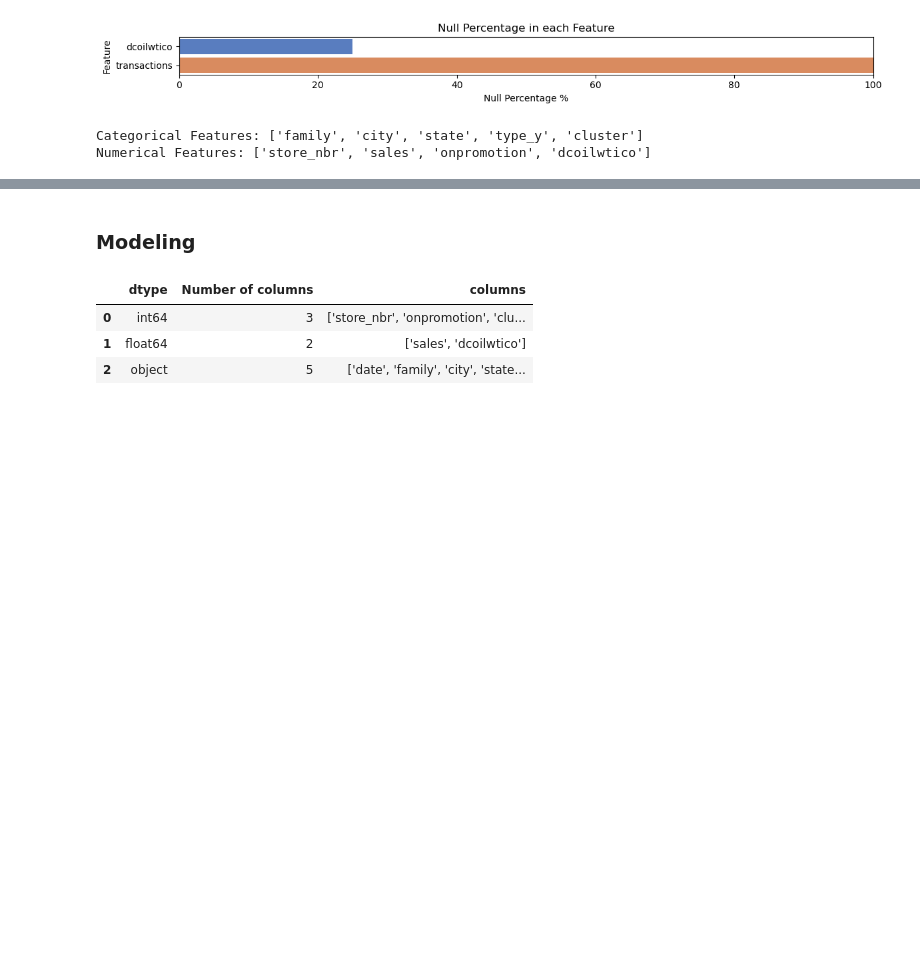
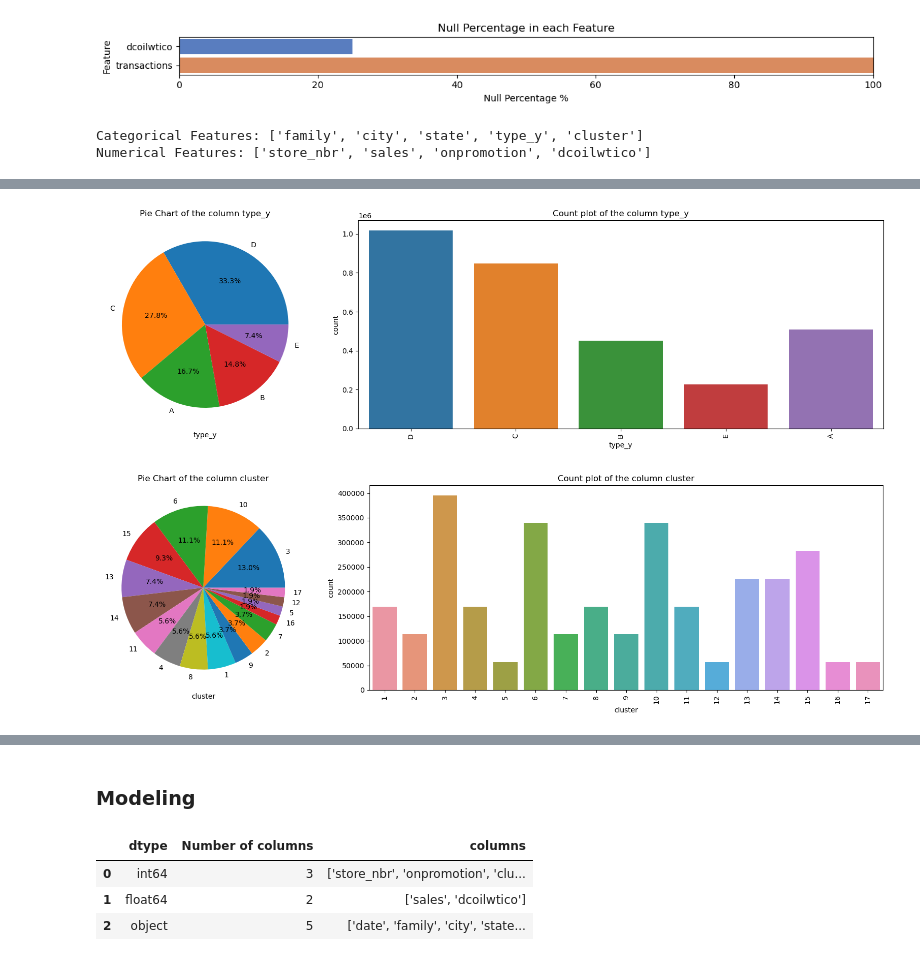
Before and after one commit to bharath03-a/time_series, a Jupyter notebook: kaggle_competition.ipynb, the cells around one changed output, grey strips where cells are left out. Saved outputs shown, nothing was run; the diff lists cells and outputs as text; code cells hidden in the pictures; blank space fills up the shorter version.

```diff
--- a/kaggle_competition.ipynb
+++ b/kaggle_competition.ipynb
@@ -342,9 +344,3 @@ def my_distplot(df, col, ax):
 def my_kdeplot(df, col, ax):
     sns.kdeplot(df[col], kde=True, ax=ax)
     ax.set_title(f"Histogram plot for the columns {ax}")
-# %%
-# categorical plots
-def my_pie_chart(df, col):
-    pass
-
-# complete visualizations later
@@ -350,0 +408,5 @@ def my_pie_chart(df, col):
+# %%
+plt_cat_feat(train_data[categorical_features[-2:]])
+# %% [output]
+[figure, added]
+[figure, added]
```
Also changed, not shown: parts of 11 cells of this notebook.
